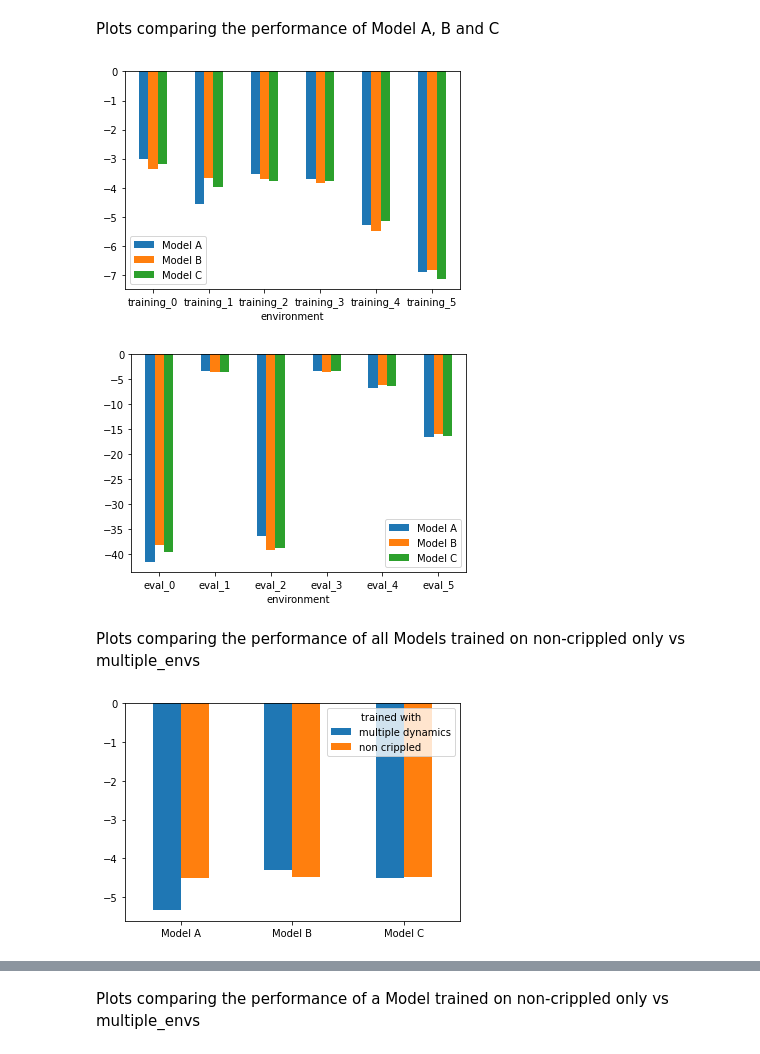
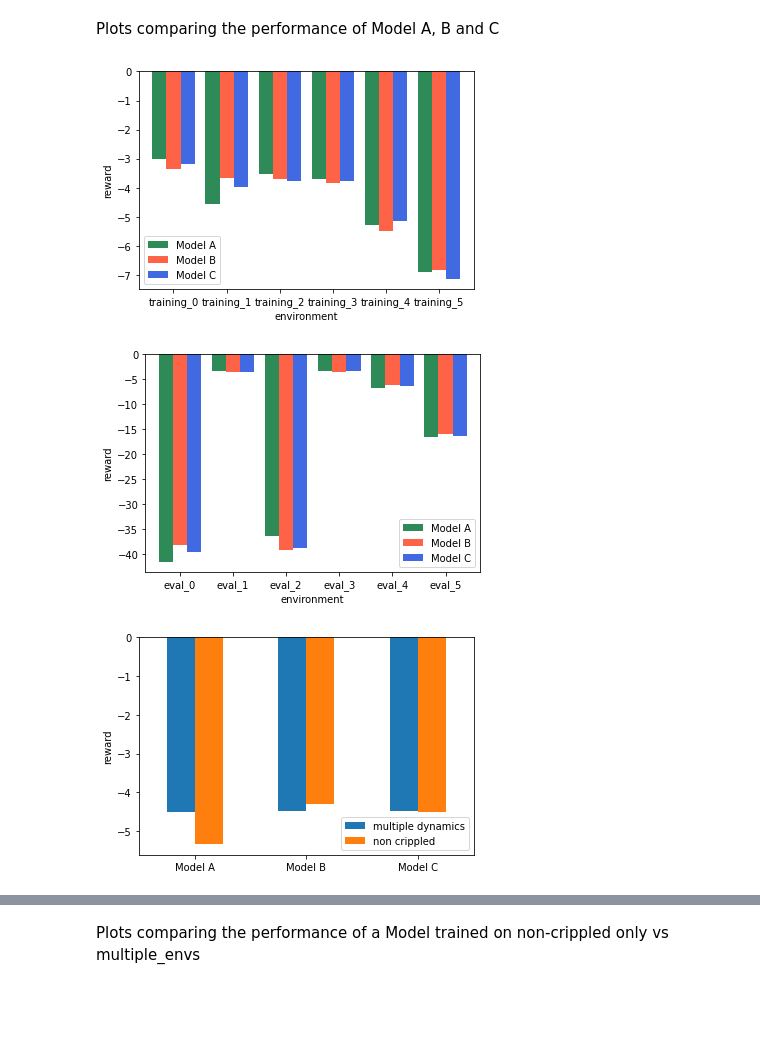
Before and after one commit to DankiLiu/DL4Robotics, a Jupyter notebook: Danki_Tobias/evaluation/plot_statistics.ipynb, the cells around one changed output, grey strips where cells are left out. Saved outputs shown, nothing was run; the diff lists cells and outputs as text; code cells hidden in the pictures; blank space fills up the shorter version.

Commit message:
Change some attributes of plots

```diff
--- a/Danki_Tobias/evaluation/plot_statistics.ipynb
+++ b/Danki_Tobias/evaluation/plot_statistics.ipynb
@@ -49,3 +49,10 @@ model_b_reset_weights = read_model_b_reset_weights()
 # inference time is taken from txt files in data folder
 inference_time = pd.Series(data = [0.04800125719471411, 0.12112758321277166, 0.11702413790495064, 0.11735528624824437],
                            index=['normal', 'online_adaptation', 'meta', 'online_adaptation_reset'])
+
+A_color_norm = 'seagreen'
+A_color_muti = 'darkseagreen'
+B_color_norm = 'tomato'
+B_color_muti = 'lightsalmon'
+C_color_norm = 'royalblue'
+C_color_muti = 'lightsteelblue'
@@ -87,23 +93,25 @@ Plots comparing the performance of Model A, B and C
 # %%
 data = all_rewards['position_and_velocity_deltas', 'non_crippled']
 data.index = data.index.set_levels(['Model C', 'Model A', 'Model B'], level=0)
 data.index = data.index.set_names(['', 'environment'])
 data = data.sort_index()
 
+colors = [A_color_norm, B_color_norm, C_color_norm]
 training_rewards = data.loc[:, training_names]
 training_rewards = training_rewards.swaplevel(i=0, j=1, )
 
-training_rewards.unstack().plot(kind='bar', rot=0)
-plt.savefig("../results/CompareModelsTrainingNonCrippled.png")
+ax = training_rewards.unstack().plot(kind='bar', rot=0, color=colors, width=0.8)
+ax.set_ylabel("reward")
+plt.savefig("../results/CompareModelsTrainingNonCrippledNewC.png")
 # %% [output]
-[figure, old version]
+[figure, new version]
 # %%
+colors = [A_color_norm, B_color_norm, C_color_norm]
 evaluation_rewards = data.loc[:, evaluation_names]
 evaluation_rewards = evaluation_rewards.swaplevel(i=0, j=1, )
 
-evaluation_rewards.unstack().plot(kind='bar', rot=0)
-plt.savefig("../results/CompareModelsTestNonCrippled.png")
+ax = evaluation_rewards.unstack().plot(kind='bar', rot=0, color=colors, width=0.8)
+ax.set_ylabel("reward")
+plt.savefig("../results/CompareModelsTestNonCrippledNewC.png")
 # %% [output]
-[figure, old version]
+[figure, new version]
-# %% [markdown]
-Plots comparing the performance of all Models trained on non-crippled only vs multiple_envs
@@ -110,15 +120,17 @@ Plots comparing the performance of all Models trained on non-crippled only vs mu
 # %%
 data = all_rewards['position_and_velocity_deltas']
-data.index = data.index.set_levels(['multiple dynamics', 'non crippled'], level=0)
+data.index = data.index.set_levels(['non crippled', 'multiple dynamics'], level=0)
 data.index = data.index.set_levels(['Model C', 'Model A', 'Model B'], level=1)
-data.index = data.index.set_names(['trained with','', 'environment'])
+data.index = data.index.set_names(['','', 'environment'])
 data = data.sort_index()
 
+colors = [A_color_norm, A_color_muti, B_color_norm, B_color_muti, C_color_norm, C_color_muti]
 training_rewards = data.loc[:,:, training_names]
 
 training_rewards = training_rewards.swaplevel(i=0, j=1, )
 training_rewards = training_rewards.groupby(level=[0, 1]).mean()
-training_rewards.unstack().plot(kind='bar', rot=0)
-plt.savefig("../results/CompareModelsTrainingOptionsTraining.png")
+ax = training_rewards.unstack().plot(kind='bar', rot=0)
+ax.set_ylabel("reward")
+plt.savefig("../results/CompareModelsTrainingOptionsTrainingNew.png")
 # %% [output]
-[figure, old version]
+[figure, new version]
```
Also changed, not shown: parts of 8 cells of this notebook, 4 other files.
